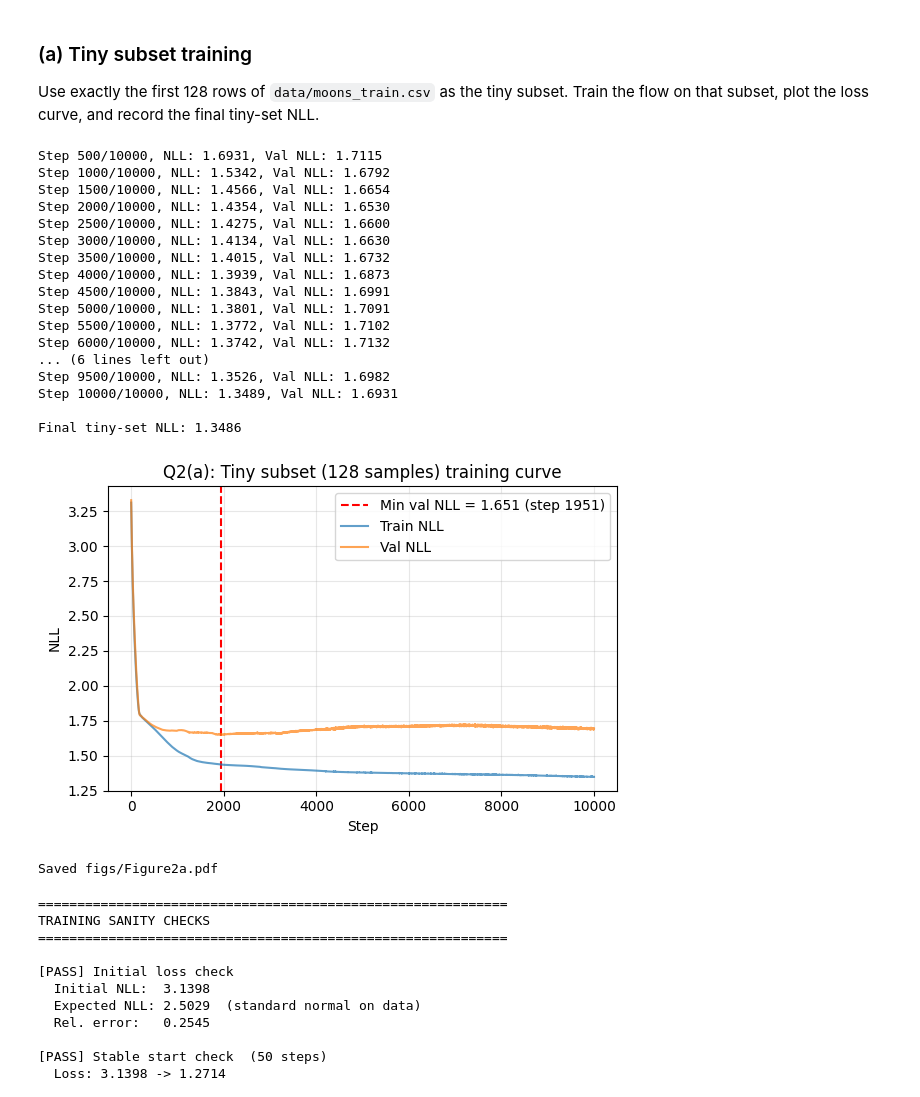
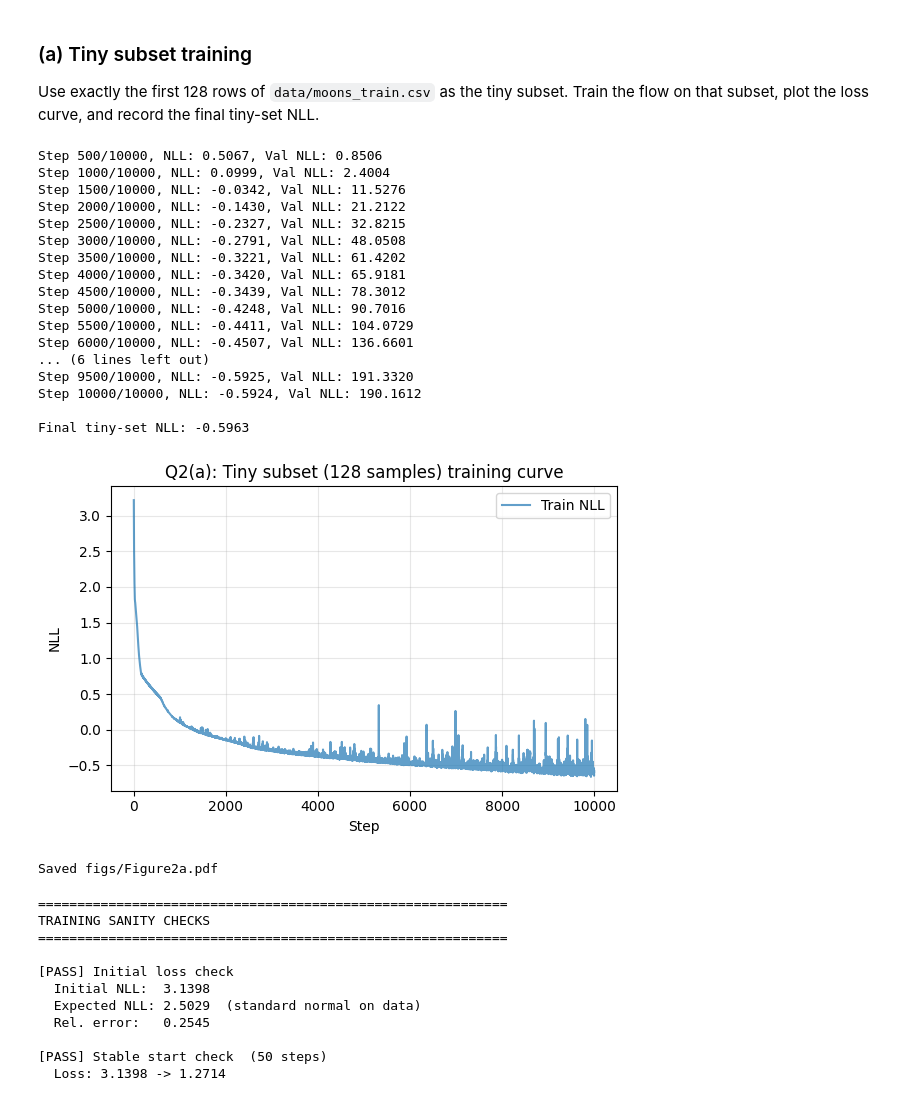
Before and after one commit to rowan-dauria/m2-coursework, a Jupyter notebook: coursework.ipynb, the cells around one changed output. Drawn from its saved outputs; the diff is of its cells as text; code cells hidden in the pictures.

```diff
--- a/coursework.ipynb
+++ b/coursework.ipynb
@@ -191,21 +159,26 @@ The log-determinant check compared the analytic log|det J| to a central-differen
 
 Use exactly the first 128 rows of `data/moons_train.csv` as the tiny subset. Train the flow on that subset, plot the loss curve, and record the final tiny-set NLL.
 # %%
+# Shared training configuration
+N_DIM = x_train.shape[1]
+N_LAYERS = 8
+N_HIDDEN = 128
+BATCH_SIZE = x_train.shape[0]  # for FLOP counting later
+N_STEPS = 10000
+LR = 3e-4
 SEED = 42
-N_TINY_STEPS = 10000
-LR_TINY = 1e-3
 
-x_tiny = x_train[:128]
+x_tiny = x_train[:128] # SMALL SUBSET OF DATA
 x_val = splits.val.x
 x_test = splits.test.x
 
 torch.manual_seed(SEED)
-flow_tiny = Flow(dim=2, hidden=16, n_layers=2)
+flow_tiny = Flow(dim=N_DIM, hidden=N_HIDDEN, n_layers=N_LAYERS)
 
 tiny_result = train_flow(
     flow_tiny, x_tiny, x_val,
-    n_steps=N_TINY_STEPS,
-    lr=LR_TINY,
+    n_steps=N_STEPS,
+    lr=LR,
     grad_clip_norm=1.0,
 )
 
@@ -214,31 +187,31 @@ tiny_val_losses = tiny_result["val_losses"]
 tinyset_final_nll = tiny_result["final_train_nll"]
 print(f"\nFinal tiny-set NLL: {tinyset_final_nll:.4f}")
 # %% [output]
-Step 500/10000, NLL: 1.6931, Val NLL: 1.7115
-Step 1000/10000, NLL: 1.5342, Val NLL: 1.6792
-Step 1500/10000, NLL: 1.4566, Val NLL: 1.6654
-Step 2000/10000, NLL: 1.4354, Val NLL: 1.6530
-Step 2500/10000, NLL: 1.4275, Val NLL: 1.6600
-Step 3000/10000, NLL: 1.4134, Val NLL: 1.6630
-Step 3500/10000, NLL: 1.4015, Val NLL: 1.6732
-Step 4000/10000, NLL: 1.3939, Val NLL: 1.6873
-Step 4500/10000, NLL: 1.3843, Val NLL: 1.6991
-Step 5000/10000, NLL: 1.3801, Val NLL: 1.7091
-Step 5500/10000, NLL: 1.3772, Val NLL: 1.7102
-Step 6000/10000, NLL: 1.3742, Val NLL: 1.7132
+Step 500/10000, NLL: 0.5067, Val NLL: 0.8506
+Step 1000/10000, NLL: 0.0999, Val NLL: 2.4004
+Step 1500/10000, NLL: -0.0342, Val NLL: 11.5276
+Step 2000/10000, NLL: -0.1430, Val NLL: 21.2122
+Step 2500/10000, NLL: -0.2327, Val NLL: 32.8215
+Step 3000/10000, NLL: -0.2791, Val NLL: 48.0508
+Step 3500/10000, NLL: -0.3221, Val NLL: 61.4202
+Step 4000/10000, NLL: -0.3420, Val NLL: 65.9181
+Step 4500/10000, NLL: -0.3439, Val NLL: 78.3012
+Step 5000/10000, NLL: -0.4248, Val NLL: 90.7016
+Step 5500/10000, NLL: -0.4411, Val NLL: 104.0729
+Step 6000/10000, NLL: -0.4507, Val NLL: 136.6601
 ... (6 lines left out)
-Step 9500/10000, NLL: 1.3526, Val NLL: 1.6982
-Step 10000/10000, NLL: 1.3489, Val NLL: 1.6931
+Step 9500/10000, NLL: -0.5925, Val NLL: 191.3320
+Step 10000/10000, NLL: -0.5924, Val NLL: 190.1612
 
-Final tiny-set NLL: 1.3486
+Final tiny-set NLL: -0.5963
 # %%
 # --- Figure 2a ---
-fig = figure2a(tiny_losses, tiny_val_losses)
+fig = figure2a(tiny_losses)
 fig.savefig("figs/Figure2a.pdf")
 plt.show()
 print("Saved figs/Figure2a.pdf")
 # %% [output]
-[figure, old version]
+[figure, new version]
 Saved figs/Figure2a.pdf
 # %%
 sanity = run_all_sanity_checks(x_train, x_val)
```
Also changed, not shown: parts of 13 cells of this notebook, 11 other files.
